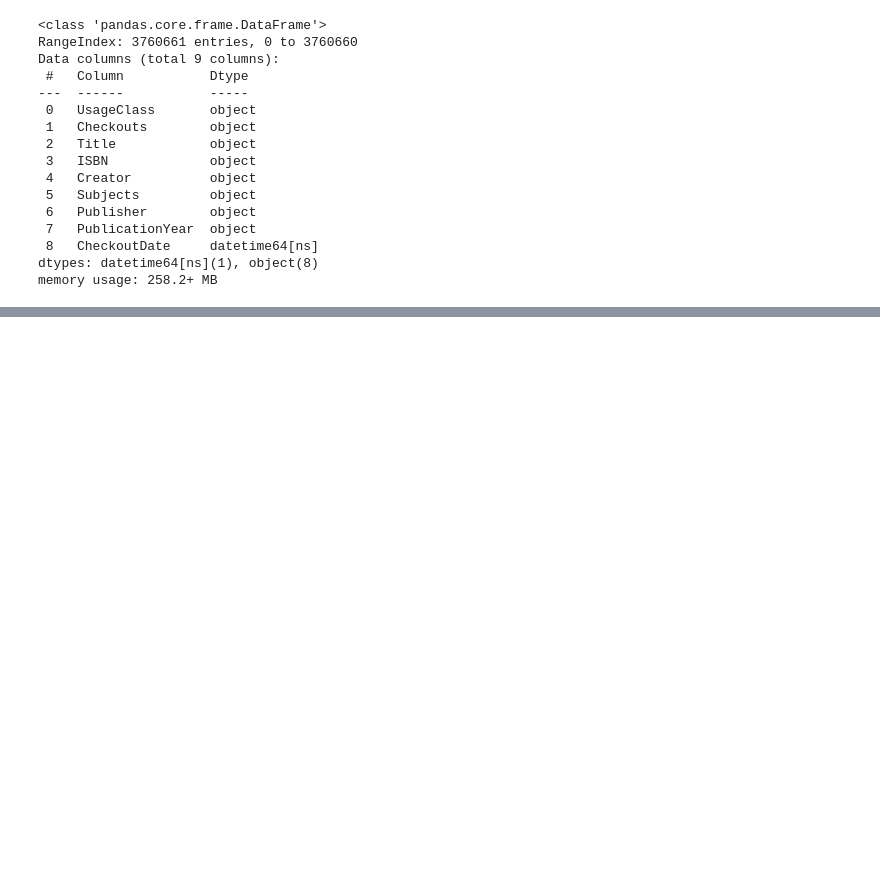
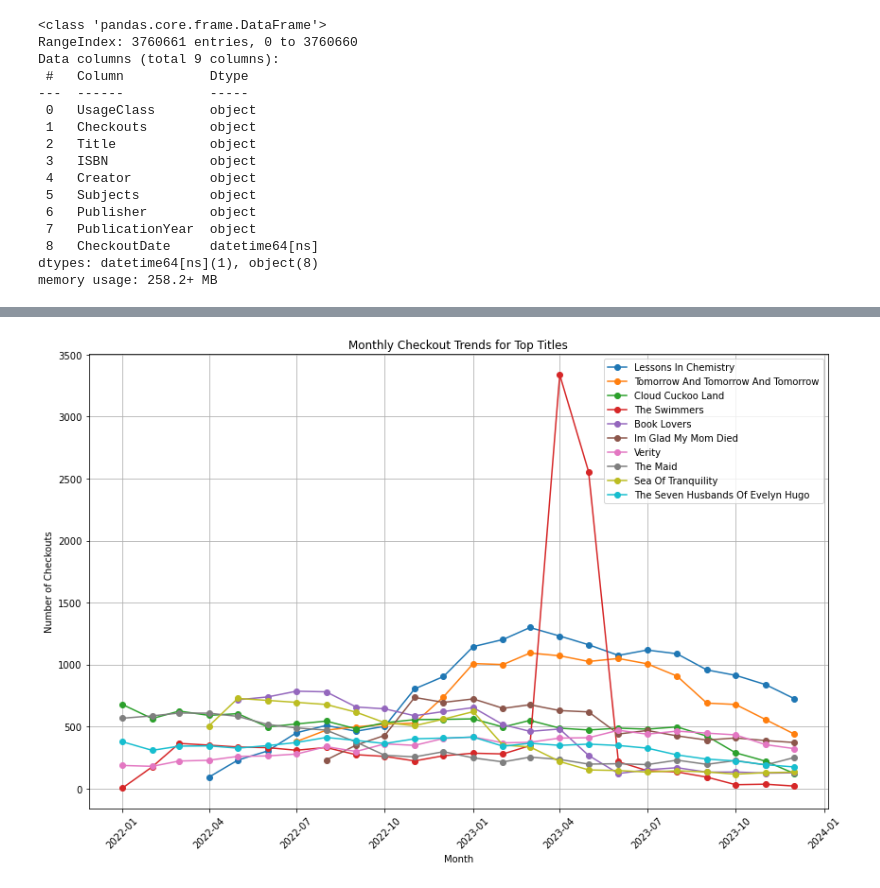
Before and after one commit to sarahprusaitis/Library_Inventory_Management, a Jupyter notebook: LibraryAnalysis.ipynb, the cells around one changed output, grey strips where cells are left out. Saved outputs shown, nothing was run; the diff lists cells and outputs as text; code cells hidden in the pictures; blank space fills up the shorter version.

```diff
--- a/LibraryAnalysis.ipynb
+++ b/LibraryAnalysis.ipynb
@@ -293,0 +385,26 @@ df['ISBN'].value_counts().head(20)
+# %%
+# Define a list of top titles
+top_titles_list = title_creator_checkouts.head(10)['Title'].tolist()
+
+# Filter the dataframe to include only the top titles
+top_titles_df = df[df['Title'].isin(top_titles_list)]
+
+# Group by 'Title', 'CheckoutDate' and sum up the checkouts
+title_monthly_checkouts = top_titles_df.groupby(['Title', df['CheckoutDate'].dt.to_period('M')])['Checkouts'].sum().reset_index()
+
+# Plot checkout trends for each top title
+plt.figure(figsize=(12, 8))
+for title in top_titles_list:
+    title_data = title_monthly_checkouts[title_monthly_checkouts['Title'] == title]
+    plt.plot(title_data['CheckoutDate'].dt.to_timestamp(), title_data['Checkouts'], label=title, marker='o')
+
+plt.title('Monthly Checkout Trends for Top Titles')
+plt.xlabel('Month')
+plt.ylabel('Number of Checkouts')
+plt.legend()
+plt.grid(True)
+plt.xticks(rotation=45)
+plt.tight_layout()
+plt.show()
+# %% [output]
+[figure, added]
```
Also changed, not shown: parts of 31 cells of this notebook.
